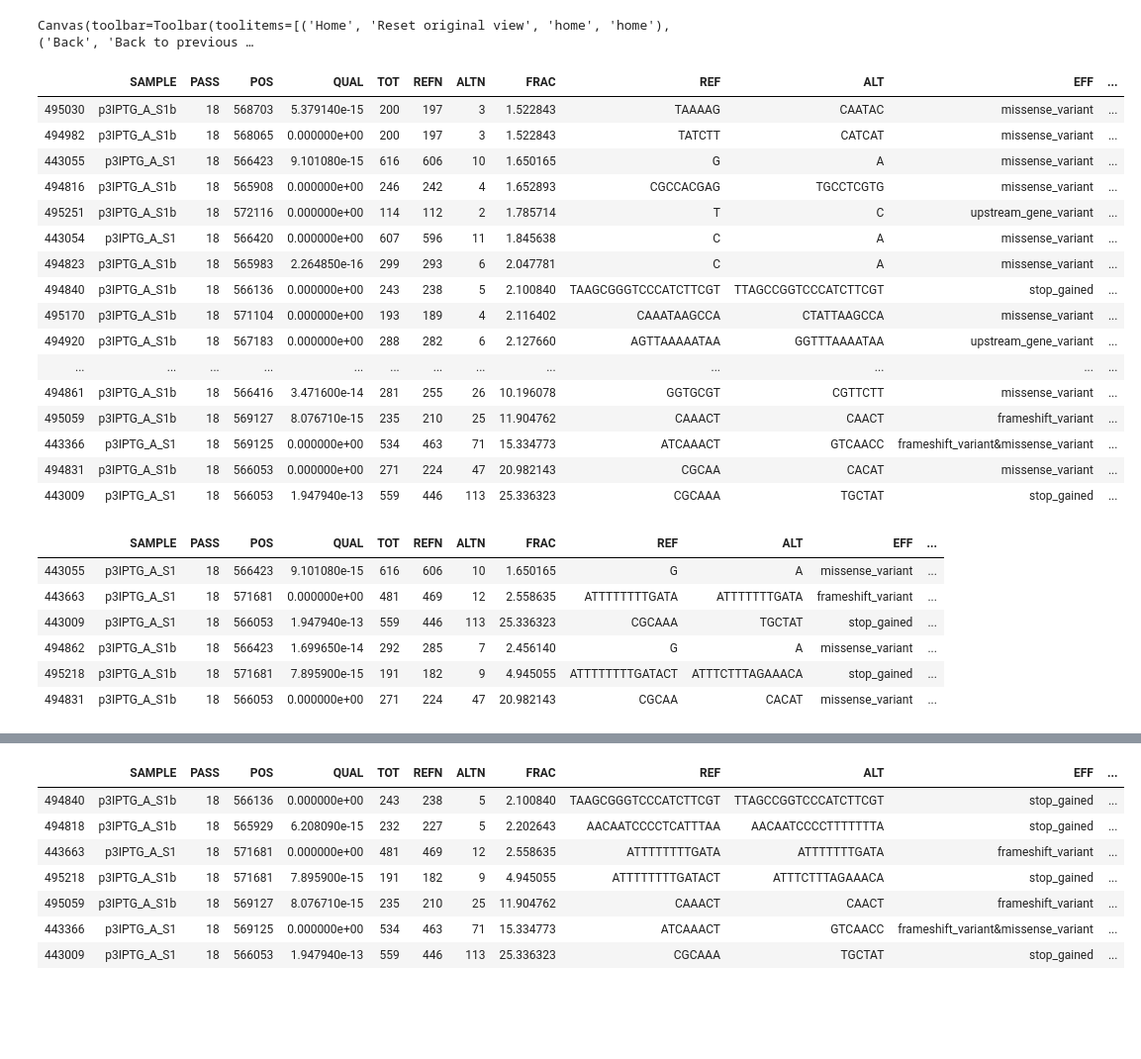
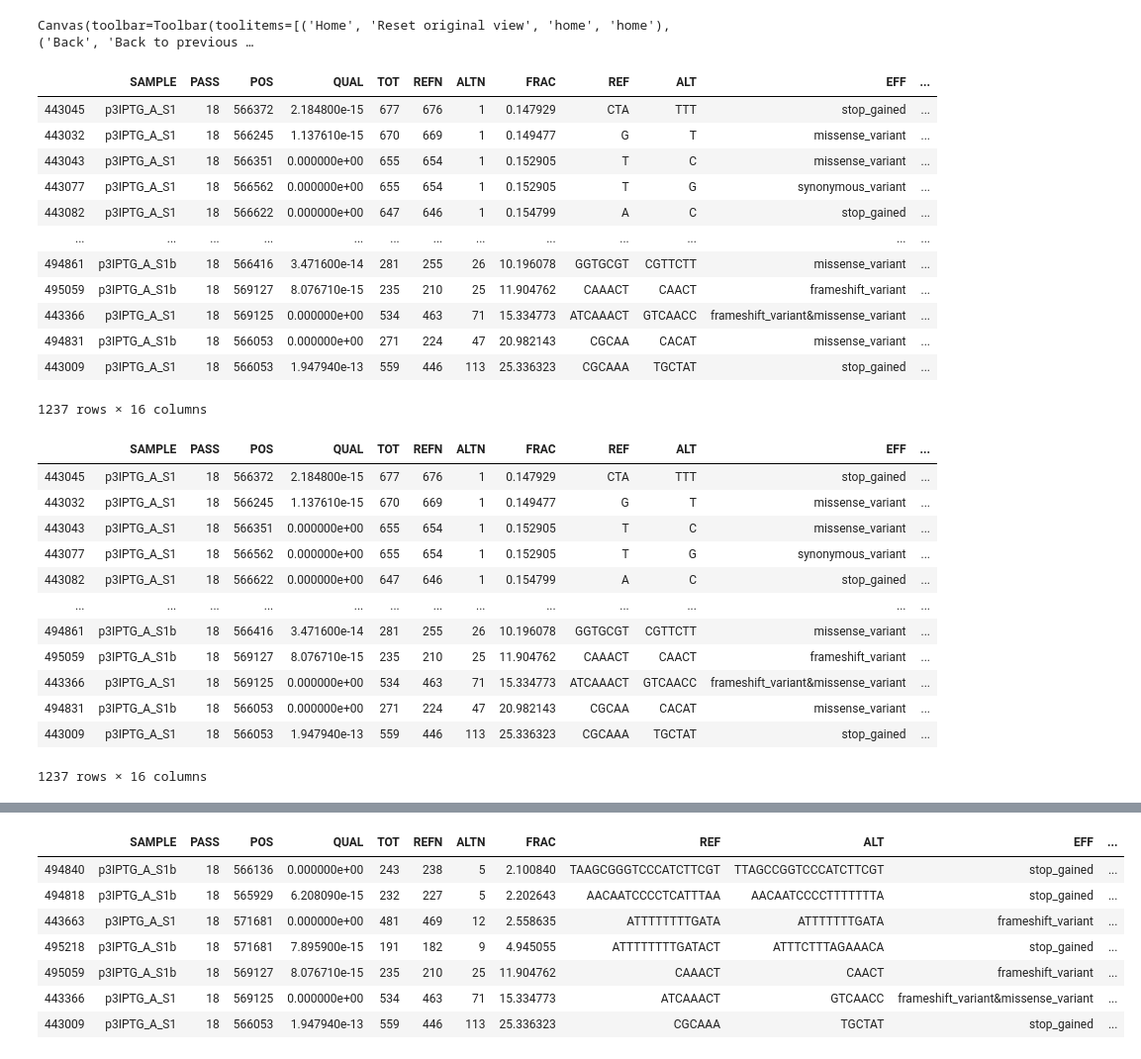
Before and after one commit to CRG-CNAG/killswitch, a Jupyter notebook: ksanalysis.ipynb, the cells around one changed output, grey strips where cells are left out. Shown: that part at 99% size. Drawn from its saved outputs; the diff is of its cells as text; code cells hidden in the pictures; blank space fills up the shorter version.

```diff
--- a/ksanalysis.ipynb
+++ b/ksanalysis.ipynb
@@ -511,34 +511,37 @@ plt.savefig('./results/supfigS3.svg')
 # %% [output]
 Canvas(toolbar=Toolbar(toolitems=[('Home', 'Reset original view', 'home', 'home'), ('Back', 'Back to previous …
 # %%
-selected = data1[(data1['PASS']==18) & (data1['FRAC']>=1.5) & (data1['ANN_TYPE'].isin(['cassette']))].sort_values(['FRAC'])
+selected = data1[(data1['PASS']==18) & (data1['ANN_TYPE'].isin(['cassette']))].sort_values(['FRAC'])
+selected['TOP'] = [1 if z>=1.5 else 0 for z in selected['FRAC']]
 selected.to_excel('./results/suptableS2.xlsx')
 selected
 # %% [output]
 |  | SAMPLE | PASS | POS | QUAL | TOT | REFN | ALTN | FRAC | REF | ALT | EFF | ... |
-| 495030 | p3IPTG_A_S1b | 18 | 568703 | 5.379140e-15 | 200 | 197 | 3 | 1.522843 | TAAAAG | CAATAC | missense_variant | ... |
-| 494982 | p3IPTG_A_S1b | 18 | 568065 | 0.000000e+00 | 200 | 197 | 3 | 1.522843 | TATCTT | CATCAT | missense_variant | ... |
-| 443055 | p3IPTG_A_S1 | 18 | 566423 | 9.101080e-15 | 616 | 606 | 10 | 1.650165 | G | A | missense_variant | ... |
-| 494816 | p3IPTG_A_S1b | 18 | 565908 | 0.000000e+00 | 246 | 242 | 4 | 1.652893 | CGCCACGAG | TGCCTCGTG | missense_variant | ... |
-| 495251 | p3IPTG_A_S1b | 18 | 572116 | 0.000000e+00 | 114 | 112 | 2 | 1.785714 | T | C | upstream_gene_variant | ... |
-| 443054 | p3IPTG_A_S1 | 18 | 566420 | 0.000000e+00 | 607 | 596 | 11 | 1.845638 | C | A | missense_variant | ... |
-| 494823 | p3IPTG_A_S1b | 18 | 565983 | 2.264850e-16 | 299 | 293 | 6 | 2.047781 | C | A | missense_variant | ... |
-| 494840 | p3IPTG_A_S1b | 18 | 566136 | 0.000000e+00 | 243 | 238 | 5 | 2.100840 | TAAGCGGGTCCCATCTTCGT | TTAGCCGGTCCCATCTTCGT | stop_gained | ... |
-| 495170 | p3IPTG_A_S1b | 18 | 571104 | 0.000000e+00 | 193 | 189 | 4 | 2.116402 | CAAATAAGCCA | CTATTAAGCCA | missense_variant | ... |
-| 494920 | p3IPTG_A_S1b | 18 | 567183 | 0.000000e+00 | 288 | 282 | 6 | 2.127660 | AGTTAAAAATAA | GGTTTAAAATAA | upstream_gene_variant | ... |
+| 443045 | p3IPTG_A_S1 | 18 | 566372 | 2.184800e-15 | 677 | 676 | 1 | 0.147929 | CTA | TTT | stop_gained | ... |
+| 443032 | p3IPTG_A_S1 | 18 | 566245 | 1.137610e-15 | 670 | 669 | 1 | 0.149477 | G | T | missense_variant | ... |
+| 443043 | p3IPTG_A_S1 | 18 | 566351 | 0.000000e+00 | 655 | 654 | 1 | 0.152905 | T | C | missense_variant | ... |
+| 443077 | p3IPTG_A_S1 | 18 | 566562 | 0.000000e+00 | 655 | 654 | 1 | 0.152905 | T | G | synonymous_variant | ... |
+| 443082 | p3IPTG_A_S1 | 18 | 566622 | 0.000000e+00 | 647 | 646 | 1 | 0.154799 | A | C | stop_gained | ... |
 | ... | ... | ... | ... | ... | ... | ... | ... | ... | ... | ... | ... | ... |
 | 494861 | p3IPTG_A_S1b | 18 | 566416 | 3.471600e-14 | 281 | 255 | 26 | 10.196078 | GGTGCGT | CGTTCTT | missense_variant | ... |
 | 495059 | p3IPTG_A_S1b | 18 | 569127 | 8.076710e-15 | 235 | 210 | 25 | 11.904762 | CAAACT | CAACT | frameshift_variant | ... |
 | 443366 | p3IPTG_A_S1 | 18 | 569125 | 0.000000e+00 | 534 | 463 | 71 | 15.334773 | ATCAAACT | GTCAACC | frameshift_variant&missense_variant | ... |
 | 494831 | p3IPTG_A_S1b | 18 | 566053 | 0.000000e+00 | 271 | 224 | 47 | 20.982143 | CGCAA | CACAT | missense_variant | ... |
 | 443009 | p3IPTG_A_S1 | 18 | 566053 | 1.947940e-13 | 559 | 446 | 113 | 25.336323 | CGCAAA | TGCTAT | stop_gained | ... |
+1237 rows × 16 columns
 # %%
 selected[selected['POS'].isin([566423, 571681, 566053])]
 # %% [output]
 |  | SAMPLE | PASS | POS | QUAL | TOT | REFN | ALTN | FRAC | REF | ALT | EFF | ... |
-| 443055 | p3IPTG_A_S1 | 18 | 566423 | 9.101080e-15 | 616 | 606 | 10 | 1.650165 | G | A | missense_variant | ... |
-| 443663 | p3IPTG_A_S1 | 18 | 571681 | 0.000000e+00 | 481 | 469 | 12 | 2.558635 | ATTTTTTTTGATA | ATTTTTTTGATA | frameshift_variant | ... |
+| 443045 | p3IPTG_A_S1 | 18 | 566372 | 2.184800e-15 | 677 | 676 | 1 | 0.147929 | CTA | TTT | stop_gained | ... |
+| 443032 | p3IPTG_A_S1 | 18 | 566245 | 1.137610e-15 | 670 | 669 | 1 | 0.149477 | G | T | missense_variant | ... |
+| 443043 | p3IPTG_A_S1 | 18 | 566351 | 0.000000e+00 | 655 | 654 | 1 | 0.152905 | T | C | missense_variant | ... |
+| 443077 | p3IPTG_A_S1 | 18 | 566562 | 0.000000e+00 | 655 | 654 | 1 | 0.152905 | T | G | synonymous_variant | ... |
+| 443082 | p3IPTG_A_S1 | 18 | 566622 | 0.000000e+00 | 647 | 646 | 1 | 0.154799 | A | C | stop_gained | ... |
+| ... | ... | ... | ... | ... | ... | ... | ... | ... | ... | ... | ... | ... |
+| 494861 | p3IPTG_A_S1b | 18 | 566416 | 3.471600e-14 | 281 | 255 | 26 | 10.196078 | GGTGCGT | CGTTCTT | missense_variant | ... |
+| 495059 | p3IPTG_A_S1b | 18 | 569127 | 8.076710e-15 | 235 | 210 | 25 | 11.904762 | CAAACT | CAACT | frameshift_variant | ... |
+| 443366 | p3IPTG_A_S1 | 18 | 569125 | 0.000000e+00 | 534 | 463 | 71 | 15.334773 | ATCAAACT | GTCAACC | frameshift_variant&missense_variant | ... |
+| 494831 | p3IPTG_A_S1b | 18 | 566053 | 0.000000e+00 | 271 | 224 | 47 | 20.982143 | CGCAA | CACAT | missense_variant | ... |
 | 443009 | p3IPTG_A_S1 | 18 | 566053 | 1.947940e-13 | 559 | 446 | 113 | 25.336323 | CGCAAA | TGCTAT | stop_gained | ... |
-| 494862 | p3IPTG_A_S1b | 18 | 566423 | 1.699650e-14 | 292 | 285 | 7 | 2.456140 | G | A | missense_variant | ... |
-| 495218 | p3IPTG_A_S1b | 18 | 571681 | 7.895900e-15 | 191 | 182 | 9 | 4.945055 | ATTTTTTTTGATACT | ATTTCTTTAGAAACA | stop_gained | ... |
-| 494831 | p3IPTG_A_S1b | 18 | 566053 | 0.000000e+00 | 271 | 224 | 47 | 20.982143 | CGCAA | CACAT | missense_variant | ... |
+1237 rows × 16 columns
```
Also changed, not shown: parts of 1 cell of this notebook, 3 other files.
